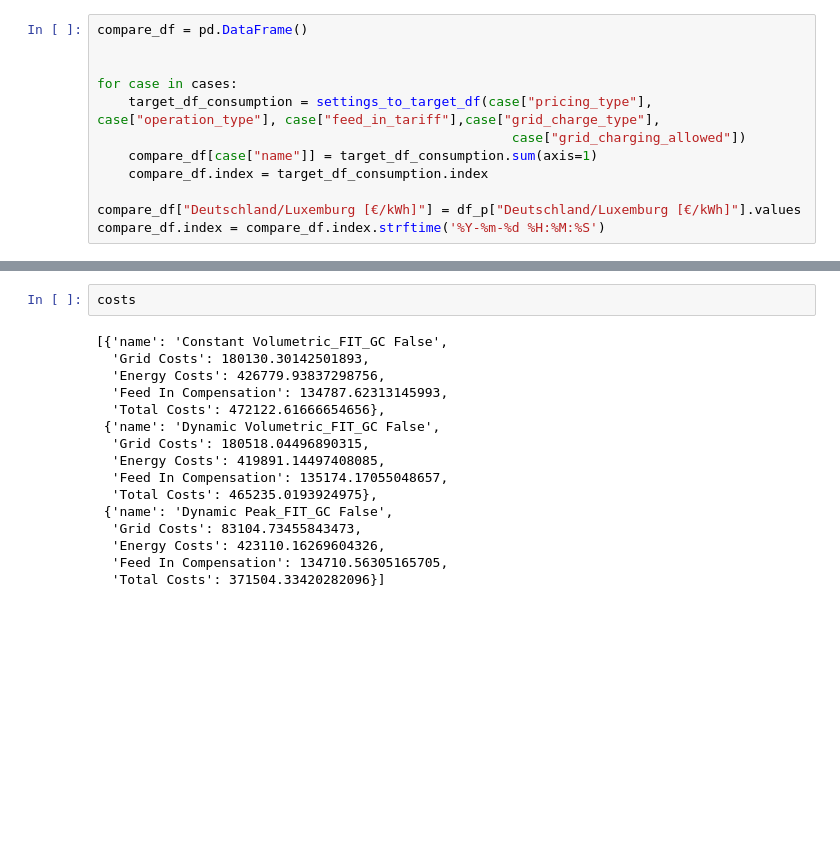
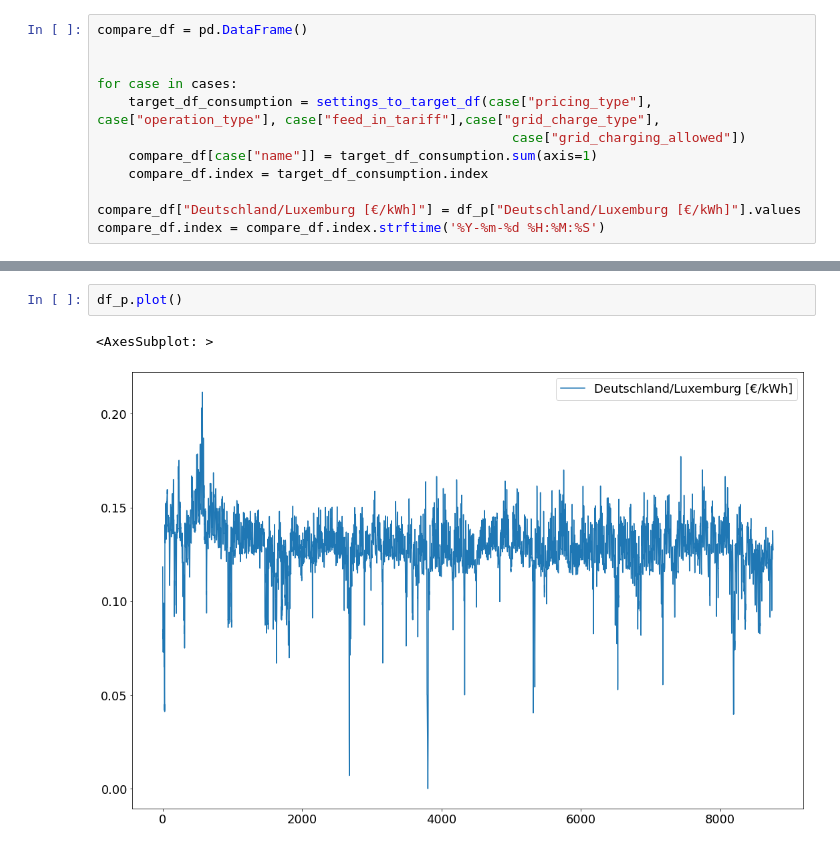
Before and after one commit to leloq/dynamic-tariffs-in-distribution-grids, a Jupyter notebook: 02 Analyze Aggregated Household Profiles and Regulatory Cases.ipynb, the cells around one changed output, grey strips where cells are left out. Saved outputs shown, nothing was run; the diff lists cells and outputs as text; blank space fills up the shorter version.

```diff
--- a/02 Analyze Aggregated Household Profiles and Regulatory Cases.ipynb
+++ b/02 Analyze Aggregated Household Profiles and Regulatory Cases.ipynb
@@ -243,18 +257,5 @@ pd.DataFrame(costs).set_index("name").plot.bar()
 # %%
-costs
+df_p.plot()
 # %% [output]
-[{'name': 'Constant Volumetric_FIT_GC False',
-  'Grid Costs': 180130.30142501893,
-  'Energy Costs': 426779.93837298756,
-  'Feed In Compensation': 134787.62313145993,
-  'Total Costs': 472122.61666654656},
- {'name': 'Dynamic Volumetric_FIT_GC False',
-  'Grid Costs': 180518.04496890315,
-  'Energy Costs': 419891.14497408085,
-  'Feed In Compensation': 135174.17055048657,
-  'Total Costs': 465235.0193924975},
- {'name': 'Dynamic Peak_FIT_GC False',
-  'Grid Costs': 83104.73455843473,
-  'Energy Costs': 423110.16269604326,
-  'Feed In Compensation': 134710.56305165705,
-  'Total Costs': 371504.33420282096}]
+<AxesSubplot: >
+[figure, added]
```
Also changed, not shown: parts of 9 cells of this notebook, 20 other files.
